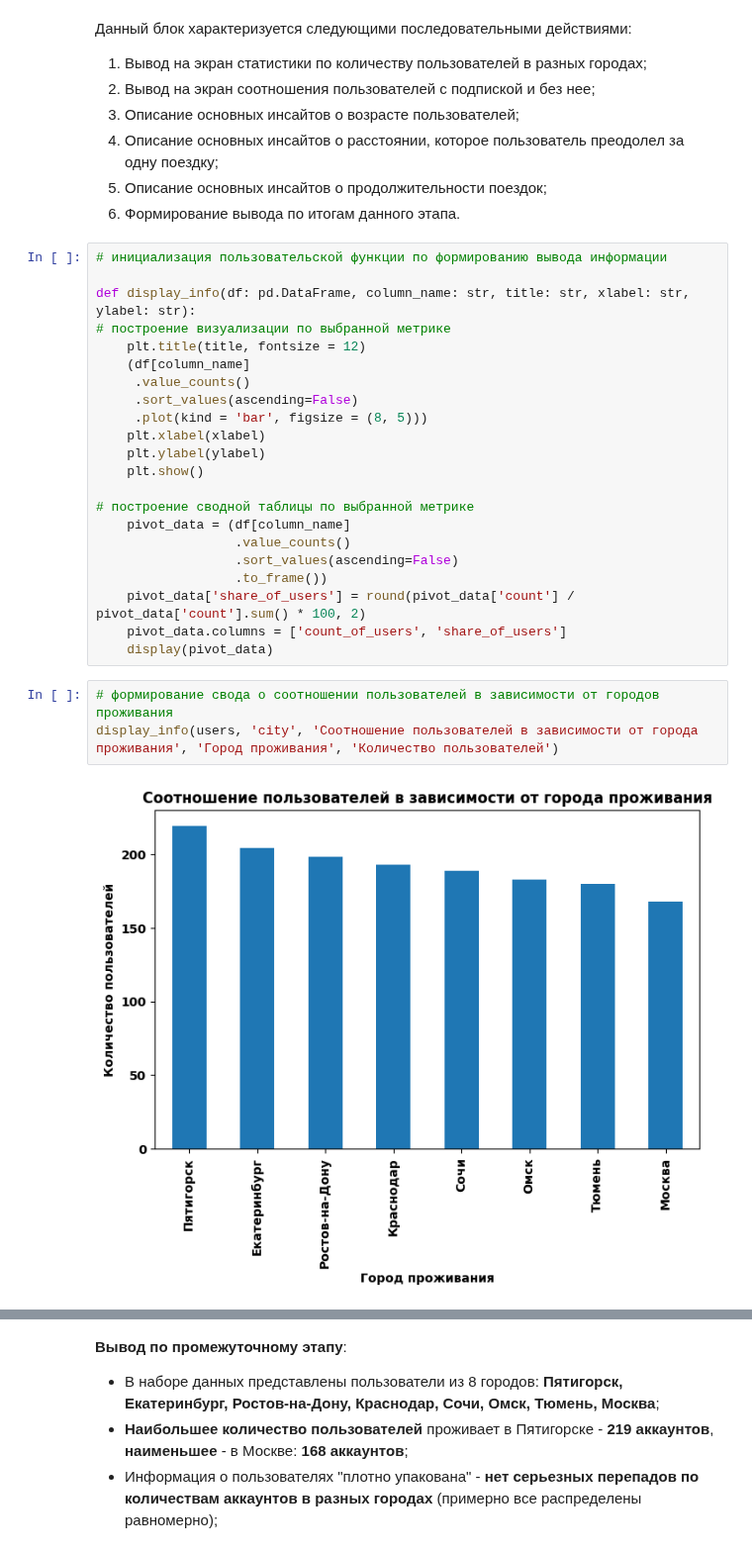
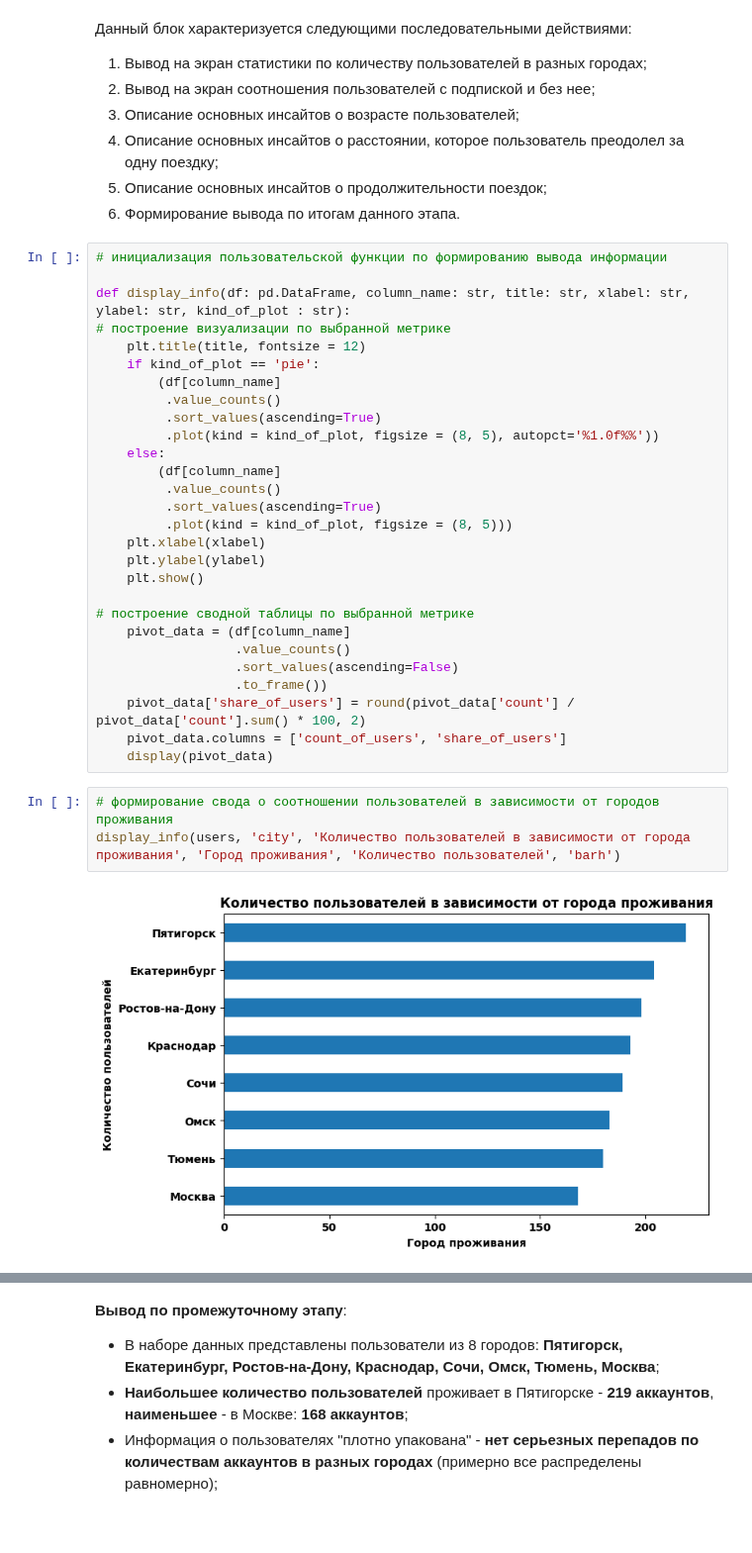
Before and after one commit to MrKostas/YandexPractikum_projects, a Jupyter notebook: notebooks/FifthPetProject_StatisticsAnalysis.ipynb, the cells around one changed output, grey strips where cells are left out. Shown at 99% size. Drawn from its saved outputs; the diff is of its cells as text; blank space fills up the shorter version.

```diff
--- a/notebooks/FifthPetProject_StatisticsAnalysis.ipynb
+++ b/notebooks/FifthPetProject_StatisticsAnalysis.ipynb
@@ -316,13 +326,19 @@ print(f'Количество дублированных id пользовате
 # %%
 # инициализация пользовательской функции по формированию вывода информации
 
-def display_info(df: pd.DataFrame, column_name: str, title: str, xlabel: str, ylabel: str):
+def display_info(df: pd.DataFrame, column_name: str, title: str, xlabel: str, ylabel: str, kind_of_plot : str):
 # построение визуализации по выбранной метрике
     plt.title(title, fontsize = 12)
-    (df[column_name]
-     .value_counts()
-     .sort_values(ascending=False)
-     .plot(kind = 'bar', figsize = (8, 5)))
+    if kind_of_plot == 'pie':
+        (df[column_name]
+         .value_counts()
+         .sort_values(ascending=True)
+         .plot(kind = kind_of_plot, figsize = (8, 5), autopct='%1.0f%%'))
+    else:
+        (df[column_name]
+         .value_counts()
+         .sort_values(ascending=True)
+         .plot(kind = kind_of_plot, figsize = (8, 5)))
     plt.xlabel(xlabel)
     plt.ylabel(ylabel)
     plt.show()
@@ -337,9 +353,9 @@ def display_info(df: pd.DataFrame, column_name: str, title: str, xlabel: str, yl
     display(pivot_data)
 # %%
 # формирование свода о соотношении пользователей в зависимости от городов проживания
-display_info(users, 'city', 'Соотношение пользователей в зависимости от города проживания', 'Город проживания', 'Количество пользователей')
+display_info(users, 'city', 'Количество пользователей в зависимости от города проживания', 'Город проживания', 'Количество пользователей', 'barh')
 # %% [output]
-[figure, old version]
+[figure, new version]
 |  | count_of_users | share_of_users |
 | city |  |  |
 | Пятигорск | 219 | 14.28 |
```
Also changed, not shown: parts of 42 cells of this notebook.
